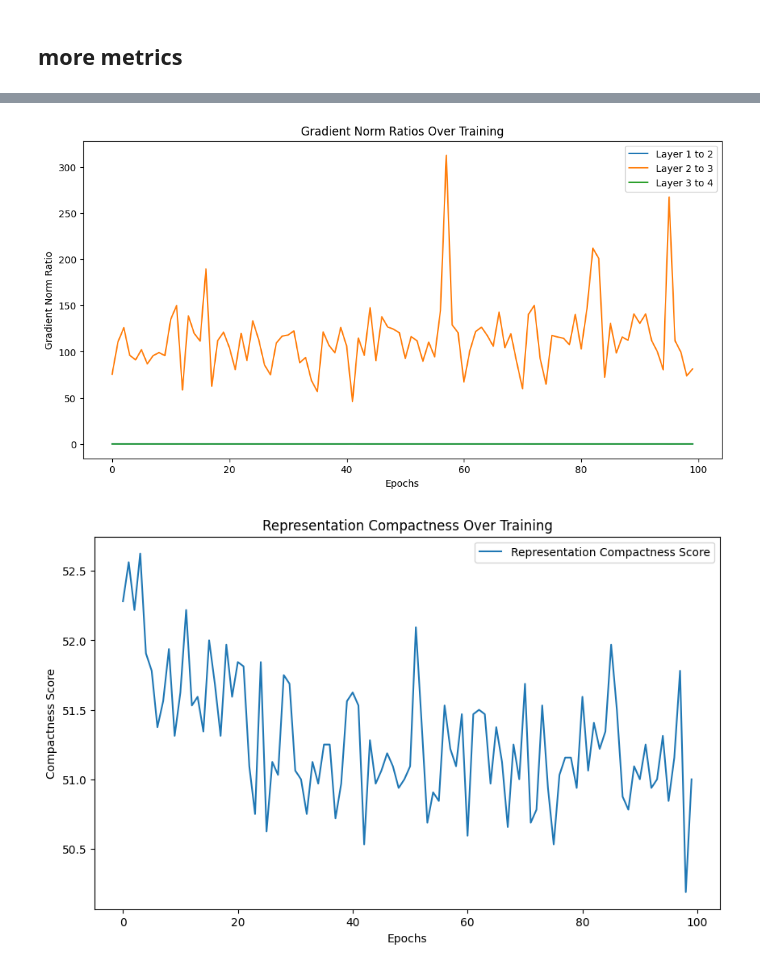
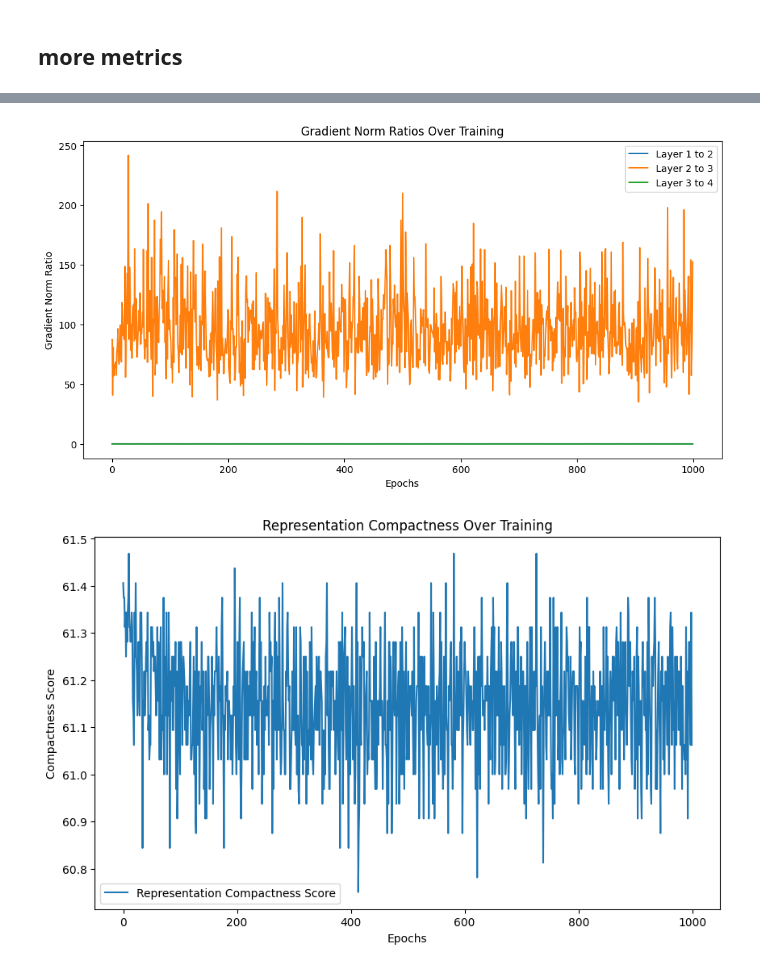
Before and after one commit to ayushb03/crh-and-representation-learning, a Jupyter notebook: ash/notebooks/ash.ipynb, the cells around one changed output, grey strips where cells are left out. Saved outputs shown, nothing was run; the diff lists cells and outputs as text; code cells hidden in the pictures.

```diff
--- a/ash/notebooks/ash.ipynb
+++ b/ash/notebooks/ash.ipynb
@@ -928,9 +928,9 @@ alignment_history, symmetry_breaking_history, power_law_history, gnr_history, rc
     model=model,
     train_loader=train_loader,
     test_loader=test_loader,
-    epochs=100,
+    epochs=1000,
     lr=0.001,
-    weight_decay=0.09,
+    weight_decay=0.02,
     device=device,
     group_transforms=group_transforms
 )
@@ -968,2 +968,2 @@ Final values:
-[figure, old version]
+[figure, new version]
-[figure, old version]
+[figure, new version]
```
Also changed, not shown: parts of 4 cells of this notebook.
